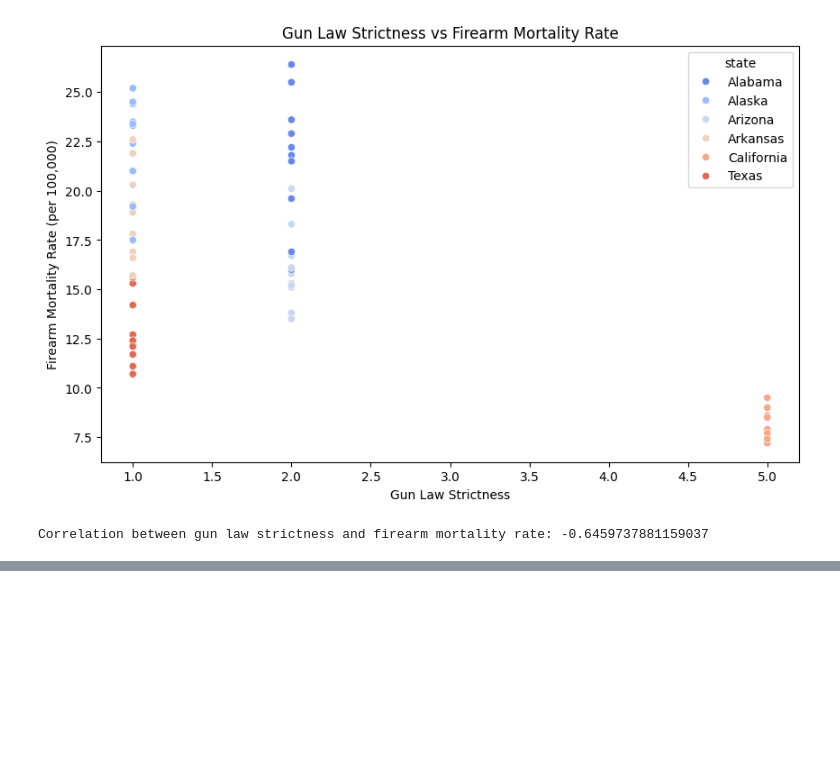
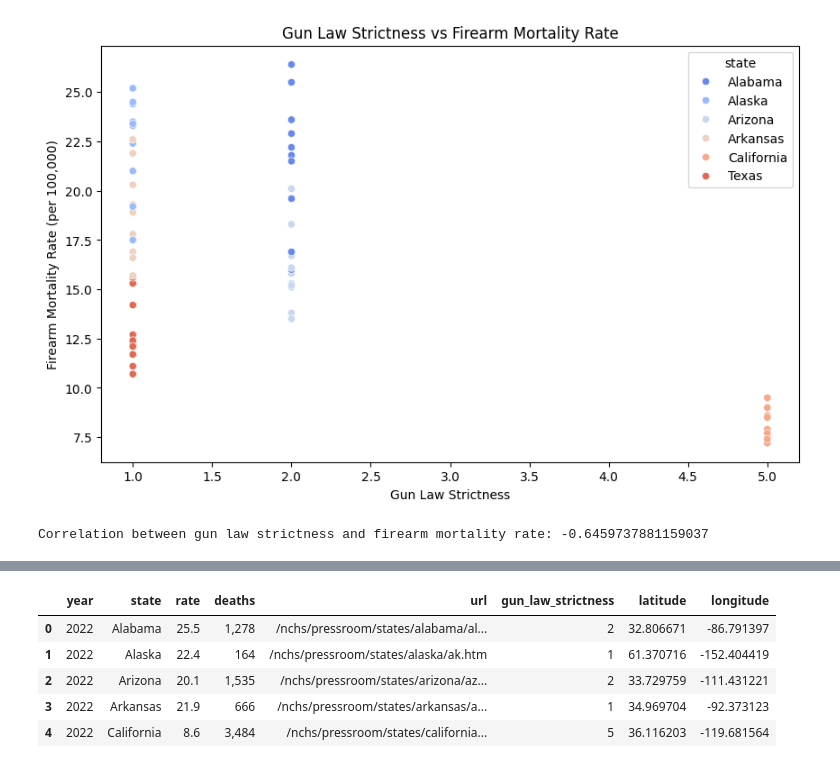
Before and after one commit to waheeb123/Data-608, a Jupyter notebook: Story_3_.ipynb, the cells around one changed output, grey strips where cells are left out. Saved outputs shown, nothing was run; the diff lists cells and outputs as text; code cells hidden in the pictures; blank space fills up the shorter version.

```diff
--- a/Story_3_.ipynb
+++ b/Story_3_.ipynb
@@ -145,0 +182,32 @@ Correlation between gun law strictness and firearm mortality rate: -0.6459737881
+# %%
+# Latitude and longitude for each state
+state_coordinates = {
+    'Alabama': [32.806671, -86.791397],
+    'Alaska': [61.370716, -152.404419],
+    'Arizona': [33.729759, -111.431221],
+    'Arkansas': [34.969704, -92.373123],
+    'California': [36.116203, -119.681564],
+    'Texas': [31.968599, -99.901810],
+    'New York': [42.165726, -74.948051],
+    'Florida': [27.766279, -81.686783],
+    'Illinois': [40.633125, -89.398528],
+    # Add other states...
+}
+
+# Convert to DataFrame for merging
+df_coordinates = pd.DataFrame.from_dict(state_coordinates, orient='index', columns=['latitude', 'longitude'])
+df_coordinates.index.name = 'state'
+df_coordinates.reset_index(inplace=True)
+# %%
+# Merge coordinates with the merged DataFrame
+merged_df = merged_df.merge(df_coordinates, on='state', how='inner')
+
+# Check the merged DataFrame to ensure it contains latitude and longitude
+merged_df.head()
+# %% [output]
+|  | year | state | rate | deaths | url | gun_law_strictness | latitude | longitude |
+| 0 | 2022 | Alabama | 25.5 | 1,278 | /nchs/pressroom/states/alabama/al... | 2 | 32.806671 | -86.791397 |
+| 1 | 2022 | Alaska | 22.4 | 164 | /nchs/pressroom/states/alaska/ak.htm | 1 | 61.370716 | -152.404419 |
+| 2 | 2022 | Arizona | 20.1 | 1,535 | /nchs/pressroom/states/arizona/az... | 2 | 33.729759 | -111.431221 |
+| 3 | 2022 | Arkansas | 21.9 | 666 | /nchs/pressroom/states/arkansas/a... | 1 | 34.969704 | -92.373123 |
+| 4 | 2022 | California | 8.6 | 3,484 | /nchs/pressroom/states/california... | 5 | 36.116203 | -119.681564 |
```
Also changed, not shown: parts of 5 cells of this notebook.
